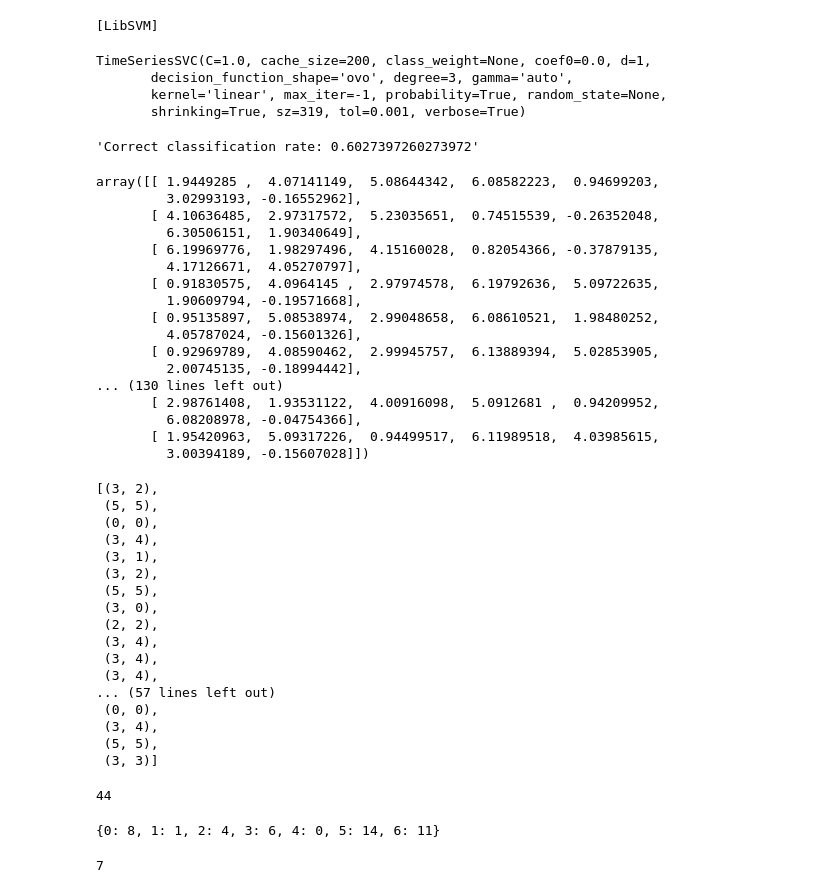
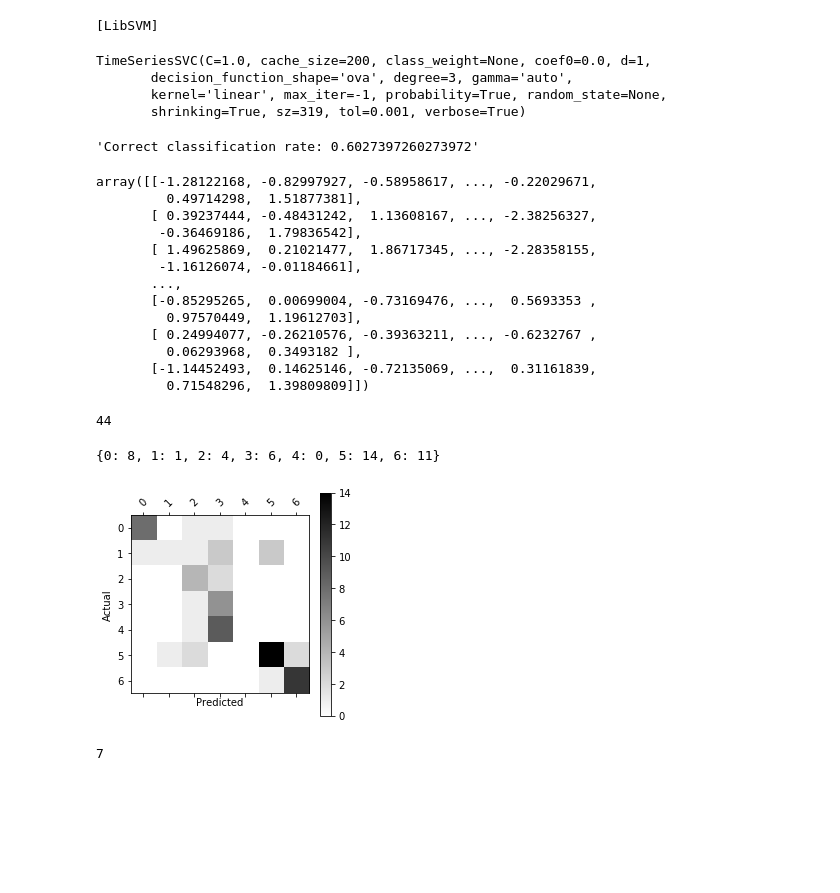
Before and after one commit to khayyamsaleem/time-series-classification-Lightning7, a Jupyter notebook: SVM.ipynb, the cells around one changed output. Saved outputs shown, nothing was run; the diff lists cells and outputs as text; code cells hidden in the pictures; blank space fills up the shorter version.

```diff
--- a/SVM.ipynb
+++ b/SVM.ipynb
@@ -22,13 +23,13 @@ X_train = TimeSeriesScalerMinMax().fit_transform(X_train)
 # %%
 X_test = TimeSeriesScalerMinMax().fit_transform(X_test)
 # %%
-clf = TimeSeriesSVC(kernel="linear", sz=X_train.shape[1], d=X_train.shape[2],probability=True, verbose=True, decision_function_shape='ovo')
+clf = TimeSeriesSVC(kernel="linear", sz=X_train.shape[1], d=X_train.shape[2],probability=True, verbose=True, decision_function_shape='ova')
 # %%
 clf.fit(X_train, y_train)
 # %% [output]
 [LibSVM]
 TimeSeriesSVC(C=1.0, cache_size=200, class_weight=None, coef0=0.0, d=1,
-       decision_function_shape='ovo', degree=3, gamma='auto',
+       decision_function_shape='ova', degree=3, gamma='auto',
        kernel='linear', max_iter=-1, probability=True, random_state=None,
        shrinking=True, sz=319, tol=0.001, verbose=True)
 # %%
@@ -38,53 +39,45 @@ TimeSeriesSVC(C=1.0, cache_size=200, class_weight=None, coef0=0.0, d=1,
 # %%
 clf.decision_function(X_test)
 # %% [output]
-array([[ 1.9449285 ,  4.07141149,  5.08644342,  6.08582223,  0.94699203,
-         3.02993193, -0.16552962],
-       [ 4.10636485,  2.97317572,  5.23035651,  0.74515539, -0.26352048,
-         6.30506151,  1.90340649],
-       [ 6.19969776,  1.98297496,  4.15160028,  0.82054366, -0.37879135,
-         4.17126671,  4.05270797],
-       [ 0.91830575,  4.0964145 ,  2.97974578,  6.19792636,  5.09722635,
-         1.90609794, -0.19571668],
-       [ 0.95135897,  5.08538974,  2.99048658,  6.08610521,  1.98480252,
-         4.05787024, -0.15601326],
-       [ 0.92969789,  4.08590462,  2.99945757,  6.13889394,  5.02853905,
-         2.00745135, -0.18994442],
-... (130 lines left out)
-       [ 2.98761408,  1.93531122,  4.00916098,  5.0912681 ,  0.94209952,
-         6.08208978, -0.04754366],
-       [ 1.95420963,  5.09317226,  0.94499517,  6.11989518,  4.03985615,
-         3.00394189, -0.15607028]])
+array([[-1.28122168, -0.82997927, -0.58958617, ..., -0.22029671,
+         0.49714298,  1.51877381],
+       [ 0.39237444, -0.48431242,  1.13608167, ..., -2.38256327,
+        -0.36469186,  1.79836542],
+       [ 1.49625869,  0.21021477,  1.86717345, ..., -2.28358155,
+        -1.16126074, -0.01184661],
+       ...,
+       [-0.85295265,  0.00699004, -0.73169476, ...,  0.5693353 ,
+         0.97570449,  1.19612703],
+       [ 0.24994077, -0.26210576, -0.39363211, ..., -0.6232767 ,
+         0.06293968,  0.3493182 ],
+       [-1.14452493,  0.14625146, -0.72135069, ...,  0.31161839,
+         0.71548296,  1.39809809]])
 # %%
 guesses = list(map(int, clf.predict(X_test.tolist())))
 actual = list(map(int, y_test.tolist()))
 correct_classifications_by_class = {i:0 for i in range(0,7)}
 for x,y in zip(guesses, actual):
     correct_classifications_by_class[x] += (1 if x == y else 0)
-display(list(zip(guesses, actual)))
+# display(list(zip(guesses, actual)))
 total_correctly_classified = sum(correct_classifications_by_class.values())
-display(correctly_classified)
+display(total_correctly_classified)
 display(correct_classifications_by_class)
+# confusion_matrix(actual, guesses)
+def plot_confusion_matrix(df_confusion, title='Confusion matrix', cmap=plt.cm.gray_r):
+    plt.matshow(df_confusion, cmap=cmap) # imshow
+    #plt.title(title)
+    plt.colorbar()
+    tick_marks = np.arange(len(df_confusion.columns))
+    plt.xticks(tick_marks, df_confusion.columns, rotation=45)
+    plt.yticks(tick_marks, df_confusion.index)
+    #plt.tight_layout()
+    plt.ylabel('Actual')
+    plt.xlabel('Predicted')
+plot_confusion_matrix(pd.DataFrame(confusion_matrix(actual, guesses)))
 # %% [output]
-[(3, 2),
- (5, 5),
- (0, 0),
- (3, 4),
- (3, 1),
- (3, 2),
- (5, 5),
- (3, 0),
- (2, 2),
- (3, 4),
- (3, 4),
- (3, 4),
-... (57 lines left out)
- (0, 0),
- (3, 4),
- (5, 5),
- (3, 3)]
+44
-44
+{0: 8, 1: 1, 2: 4, 3: 6, 4: 0, 5: 14, 6: 11}
-{0: 8, 1: 1, 2: 4, 3: 6, 4: 0, 5: 14, 6: 11}
+[figure, added]
 # %%
 n_classes = len(set(y_train))
 # %%
```
Also changed, not shown: parts of 2 cells of this notebook, 10 other files.
